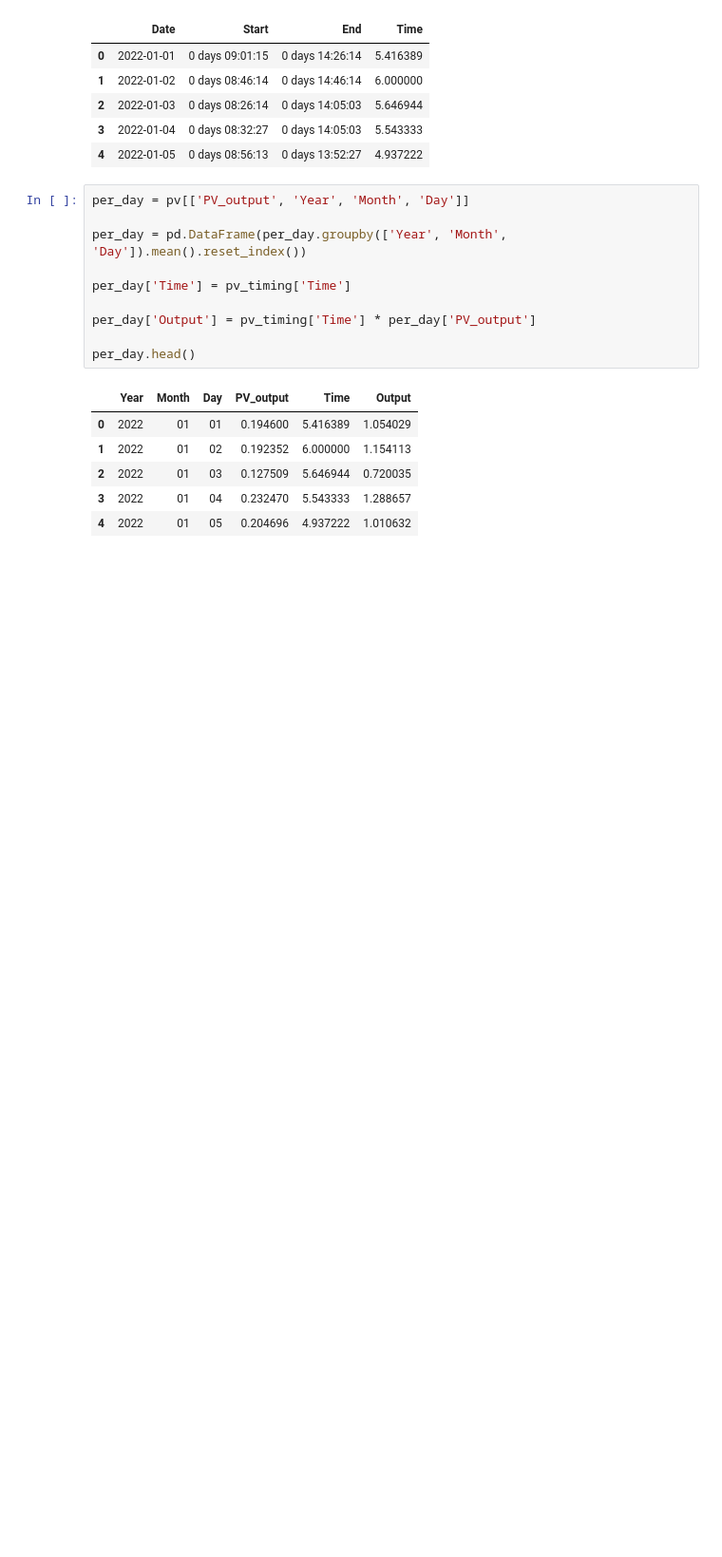
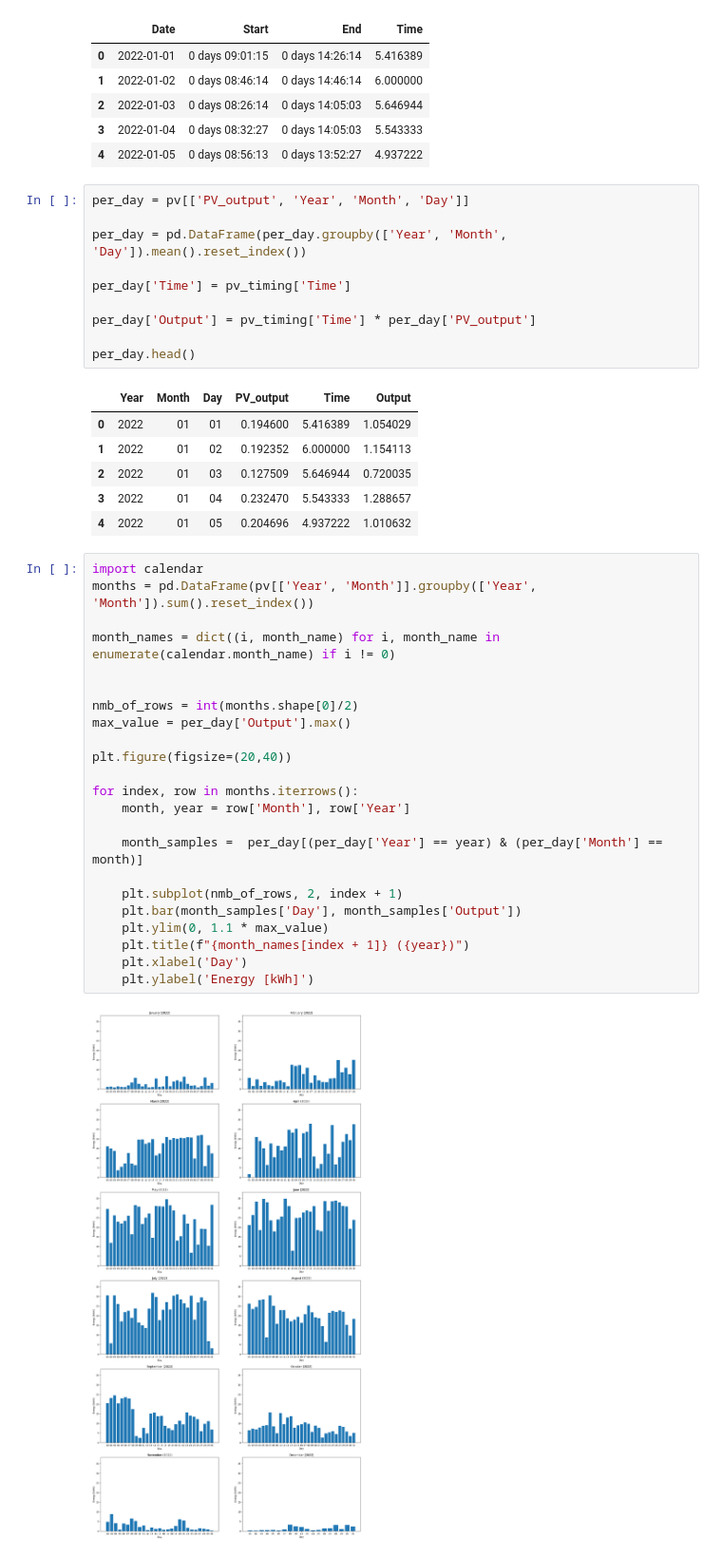
Before and after one commit to DanielSlusarczyk/Projekt-Dyplomowy, a Jupyter notebook: projekt.ipynb, the cells around one changed output. Shown at 95% size. Cells and saved outputs as stored; diff of their text form; blank space fills up the shorter version.

Commit message:
Added monthly production

```diff
--- a/projekt.ipynb
+++ b/projekt.ipynb
@@ -118,3 +117,28 @@ per_day.head()
 | 2 | 2022 | 01 | 03 | 0.127509 | 5.646944 | 0.720035 |
 | 3 | 2022 | 01 | 04 | 0.232470 | 5.543333 | 1.288657 |
 | 4 | 2022 | 01 | 05 | 0.204696 | 4.937222 | 1.010632 |
+# %%
+import calendar
+months = pd.DataFrame(pv[['Year', 'Month']].groupby(['Year', 'Month']).sum().reset_index())
+
+month_names = dict((i, month_name) for i, month_name in enumerate(calendar.month_name) if i != 0)
+
+
+nmb_of_rows = int(months.shape[0]/2)
+max_value = per_day['Output'].max()
+
+plt.figure(figsize=(20,40))
+
+for index, row in months.iterrows():
+    month, year = row['Month'], row['Year']
+
+    month_samples =  per_day[(per_day['Year'] == year) & (per_day['Month'] == month)]
+
+    plt.subplot(nmb_of_rows, 2, index + 1)
+    plt.bar(month_samples['Day'], month_samples['Output'])
+    plt.ylim(0, 1.1 * max_value)
+    plt.title(f"{month_names[index + 1]} ({year})")
+    plt.xlabel('Day')
+    plt.ylabel('Energy [kWh]')
+# %% [output]
+[figure, added]
```
Also changed, not shown: parts of 4 cells of this notebook.
